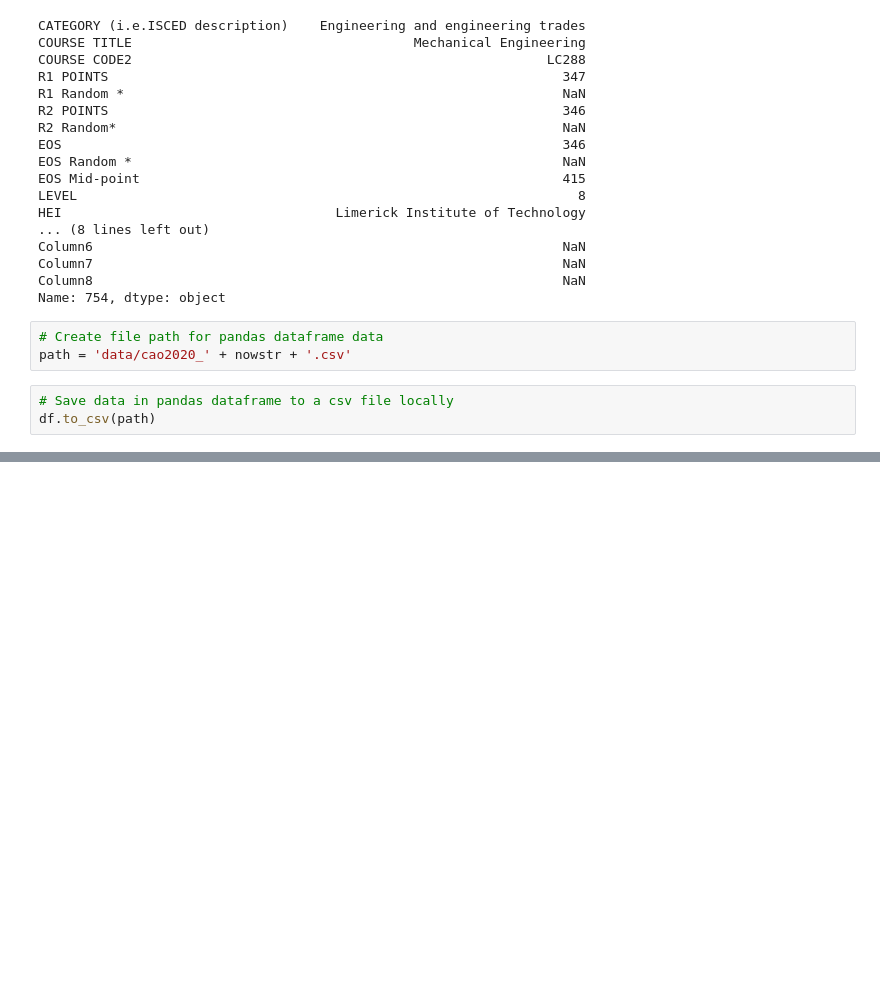
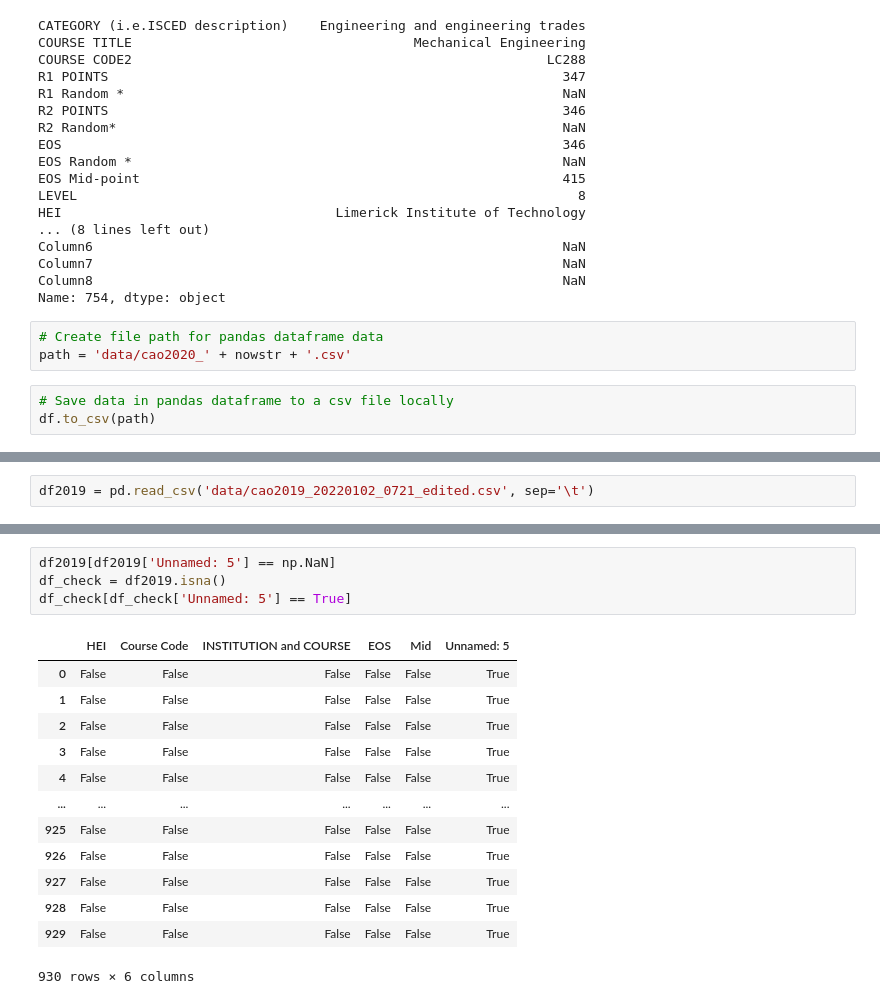
Before and after one commit to ByketPoe/efarrellFoDA2021submission, a Jupyter notebook: cao.ipynb, the cells around one changed output, grey strips where cells are left out. Drawn from its saved outputs; the diff is of its cells as text; blank space fills up the shorter version.

Commit message:
read 2019 data from pdf and output to csv

```diff
--- a/cao.ipynb
+++ b/cao.ipynb
@@ -128,0 +183,2 @@ df.to_csv(path)
+# %%
+df2019 = pd.read_csv('data/cao2019_20220102_0721_edited.csv', sep='\t')
@@ -128,0 +201,18 @@ df.to_csv(path)
+# %%
+df2019[df2019['Unnamed: 5'] == np.NaN]
+df_check = df2019.isna()
+df_check[df_check['Unnamed: 5'] == True]
+# %% [output]
+|  | HEI | Course Code | INSTITUTION and COURSE | EOS | Mid | Unnamed: 5 |
+| 0 | False | False | False | False | False | True |
+| 1 | False | False | False | False | False | True |
+| 2 | False | False | False | False | False | True |
+| 3 | False | False | False | False | False | True |
+| 4 | False | False | False | False | False | True |
+| ... | ... | ... | ... | ... | ... | ... |
+| 925 | False | False | False | False | False | True |
+| 926 | False | False | False | False | False | True |
+| 927 | False | False | False | False | False | True |
+| 928 | False | False | False | False | False | True |
+| 929 | False | False | False | False | False | True |
+930 rows × 6 columns
```
Also changed, not shown: parts of 8 cells of this notebook, 6 other files.
